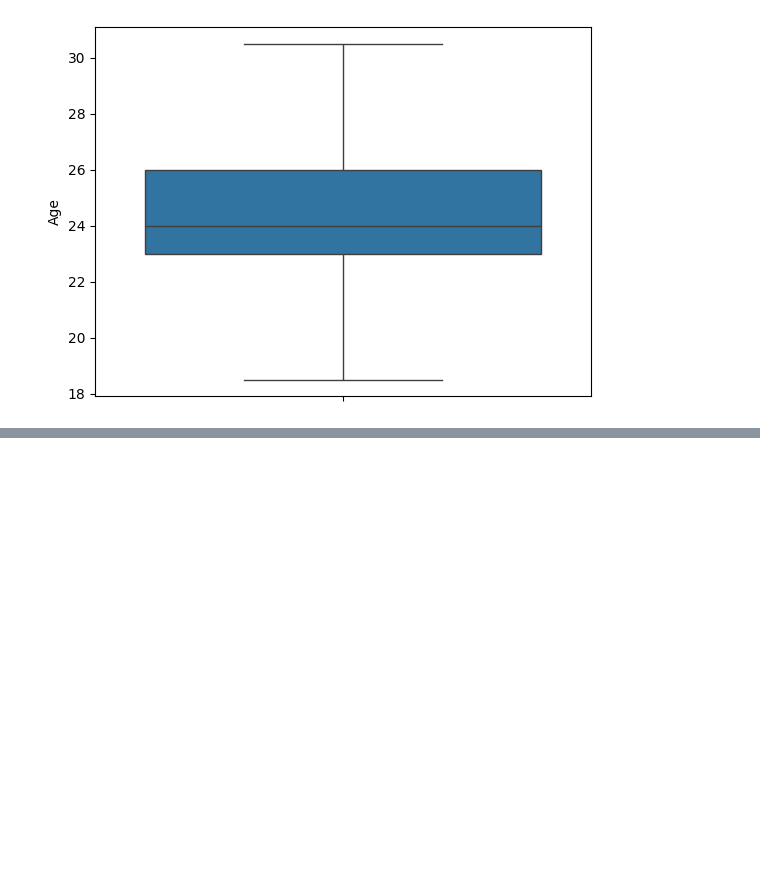
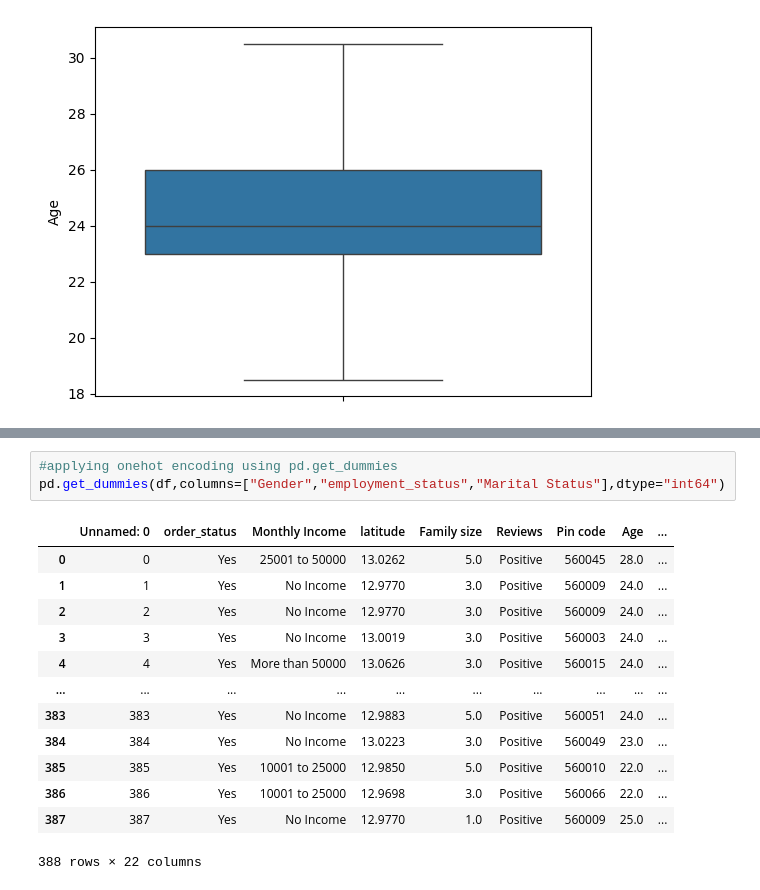
Before and after one commit to deepthi508/project1, a Jupyter notebook: eda.ipynb, the cells around one changed output, grey strips where cells are left out. Drawn from its saved outputs; the diff is of its cells as text; blank space fills up the shorter version.

```diff
--- a/eda.ipynb
+++ b/eda.ipynb
@@ -295,0 +332,17 @@ sns.boxplot(df["Age"])
+# %%
+#applying onehot encoding using pd.get_dummies
+pd.get_dummies(df,columns=["Gender","employment_status","Marital Status"],dtype="int64")
+# %% [output]
+|  | Unnamed: 0 | order_status | Monthly Income | latitude | Family size | Reviews | Pin code | Age | ... |
+| 0 | 0 | Yes | 25001 to 50000 | 13.0262 | 5.0 | Positive | 560045 | 28.0 | ... |
+| 1 | 1 | Yes | No Income | 12.9770 | 3.0 | Positive | 560009 | 24.0 | ... |
+| 2 | 2 | Yes | No Income | 12.9770 | 3.0 | Positive | 560009 | 24.0 | ... |
+| 3 | 3 | Yes | No Income | 13.0019 | 3.0 | Positive | 560003 | 24.0 | ... |
+| 4 | 4 | Yes | More than 50000 | 13.0626 | 3.0 | Positive | 560015 | 24.0 | ... |
+| ... | ... | ... | ... | ... | ... | ... | ... | ... | ... |
+| 383 | 383 | Yes | No Income | 12.9883 | 5.0 | Positive | 560051 | 24.0 | ... |
+| 384 | 384 | Yes | No Income | 13.0223 | 3.0 | Positive | 560049 | 23.0 | ... |
+| 385 | 385 | Yes | 10001 to 25000 | 12.9850 | 5.0 | Positive | 560010 | 22.0 | ... |
+| 386 | 386 | Yes | 10001 to 25000 | 12.9698 | 3.0 | Positive | 560066 | 22.0 | ... |
+| 387 | 387 | Yes | No Income | 12.9770 | 1.0 | Positive | 560009 | 25.0 | ... |
+388 rows × 22 columns
```
Also changed, not shown: parts of 6 cells of this notebook.
